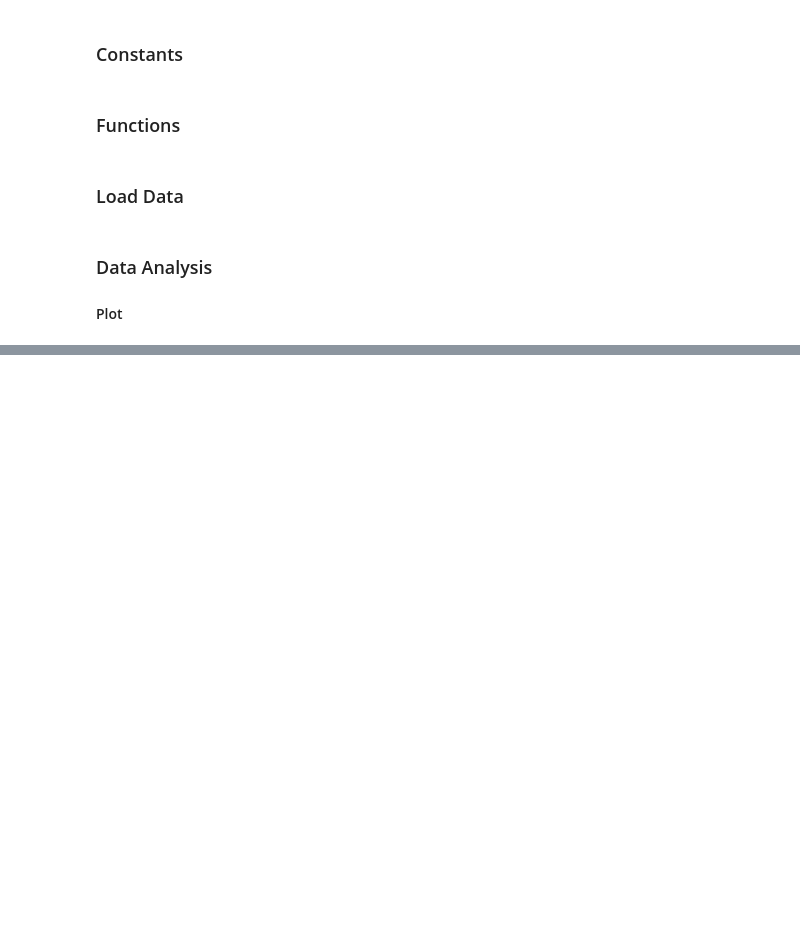
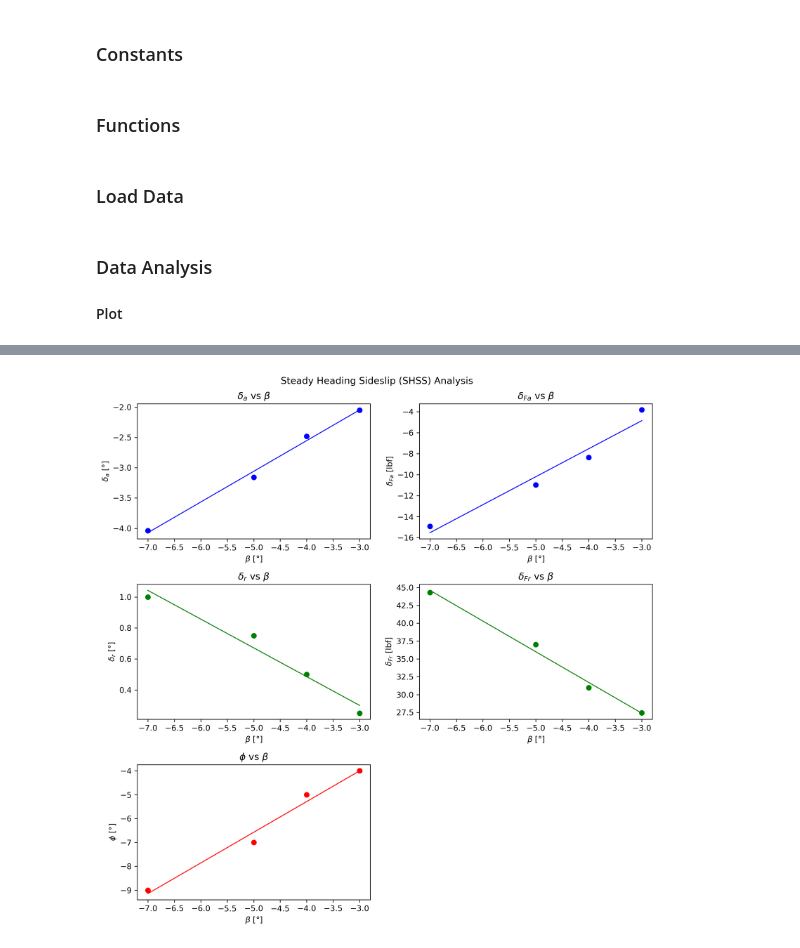
Before and after one commit to dg1234uk/flight-test-shss, a Jupyter notebook: shss.ipynb, the cells around one changed output, grey strips where cells are left out. Drawn from its saved outputs; the diff is of its cells as text; code cells hidden in the pictures; blank space fills up the shorter version.

Commit message:
Updated design of plots. Refactored plot code.

```diff
--- a/shss.ipynb
+++ b/shss.ipynb
@@ -124,0 +53,81 @@ for param in parameters:
+# %%
+# Create the figure and a 3x2 grid of subplots
+fig, axs = plt.subplots(3, 2, figsize=(10, 10), dpi=300)  # Adjust figsize as needed
+
+latex_labels = {
+    "delta_a": r"$\delta_a$",
+    "delta_Fa": r"$\delta_{Fa}$",
+    "delta_r": r"$\delta_r$",
+    "delta_Fr": r"$\delta_{Fr}$",
+    "phi": r"$\phi$",
+}
+label_units = {
+    "delta_a": "°",
+    "delta_Fa": "lbf",
+    "delta_r": "°",
+    "delta_Fr": "lbf",
+    "phi": "°",
+}
+parameters = ["delta_a", "delta_Fa", "delta_r", "delta_Fr", "phi"]
+colours = ["blue", "blue", "green", "green", "red"]
+
+for i in range(5):
+    row = i // 2
+    col = i % 2
+    param = parameters[i]
+    axs[row, col].scatter(
+        df_shss["beta"],
+        df_shss[param],
+        c=colours[i],
+        label=f"{latex_labels[param]} vs $\\beta$",
+    )
+    axs[row, col].set_xlabel(r"$\beta$ [°]")
+    axs[row, col].set_ylabel(f"{latex_labels[param]} [{label_units[param]}]")
+    axs[row, col].set_title(f"{latex_labels[param]} vs $\\beta$")
+    # Fit a linear line to each plot
+    x = df_shss["beta"]
+    y = df_shss[param]
+    m, b = np.polyfit(x, y, 1)  # Perform linear fit
+    axs[row, col].plot(x, m * x + b, color=colours[i], linestyle="-", linewidth=1)
+
+# Fit a linear line to each plot
+parameters = ["delta_a", "delta_Fa", "delta_r", "delta_Fr", "phi"]
+colours = ["blue", "blue", "green", "green", "red"]
+for i, param in enumerate(parameters):
+    row = i // 2
+    col = i % 2
+    x = df_shss["beta"]
+    y = df_shss[param]
+    m, b = np.polyfit(x, y, 1)  # Perform linear fit
+    axs[row, col].plot(x, m * x + b, color=colours[i], linestyle="-", linewidth=1)
+
+axs[2, 1].axis("off")
+plt.suptitle("Steady Heading Sideslip (SHSS) Analysis")
+plt.subplots_adjust(hspace=0.5, wspace=0.5)
+plt.tight_layout()
+plt.show()
+
+# Save the figure
+fig.savefig("./output/plots/shss_plot.png")
+
+for i, param in enumerate(parameters):
+    subfig = plt.figure(figsize=(6, 5), dpi=300)
+    plt.scatter(
+        df_shss["beta"],
+        df_shss[param],
+        color=colours[i],
+        label=f"{latex_labels[param]} vs $\\beta$",
+    )
+    plt.xlabel("beta")
+    plt.ylabel(f"{latex_labels[param]} [{label_units[param]}]")
+    plt.xlabel(r"$\beta$ [°]")
+    plt.title(f"{latex_labels[param]} vs $\\beta$")
+    x = df_shss["beta"]
+    y = df_shss[param]
+    m, b = np.polyfit(x, y, 1)  # Perform linear fit
+    plt.plot(x, m * x + b, color=colours[i], linestyle="-", linewidth=1)
+    plt.tight_layout()
+    subfig.savefig(f"./output/plots/plot_{param} v Beta.png")
+    plt.close(subfig)
+# %% [output]
+[figure, added]
```
Also changed, not shown: parts of 1 cell of this notebook.
